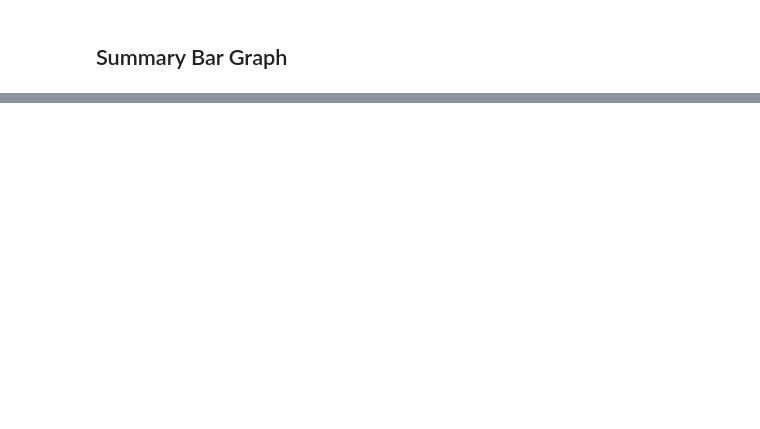
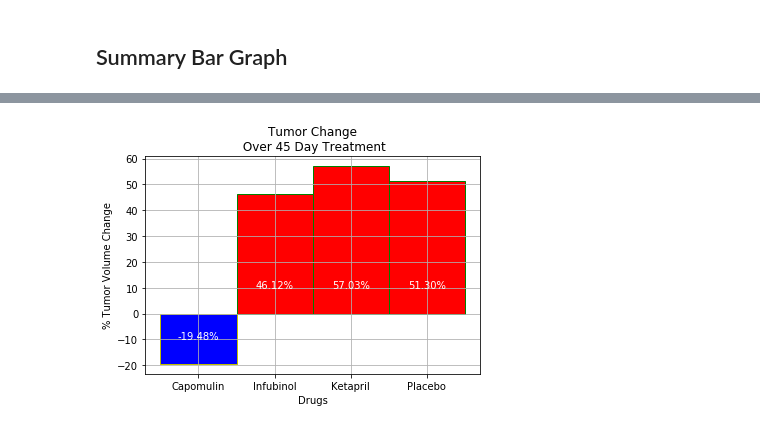
Before and after one commit to Perejdac/matplotlib-challenge, a Jupyter notebook: matplotlib-challenge.ipynb, the cells around one changed output, grey strips where cells are left out. Cells and saved outputs as stored; diff of their text form; code cells hidden in the pictures; blank space fills up the shorter version.

```diff
--- a/matplotlib-challenge.ipynb
+++ b/matplotlib-challenge.ipynb
@@ -232,2 +266,58 @@ fig.show()
+# %%
+# Calculate the percent changes for each drug(Use mean formated tumor data and subtract change at [0] from last [-1])
+initial_tumor = formated_mean.iloc[0]
+ending_tumor = formated_mean.iloc[-1]
+
+#formula for change
+change_percent = ((ending_tumor- initial_tumor)/initial_tumor)*100
+change_percent_list = change_percent.tolist()
+
+# Display the data to confirm
+# %%
+# Store all Relevant Percent Changes into a Tuple
+#def convert_lst(lst):
+    #return tuple(lst)
+#tuple_change = convert_lst(change_percent_list)
+#tuple_change
+drug_list = ['Capomulin', 'Infubinol', 'Ketapril','Placebo']
+# Splice the data between passing and failing drugs
+passing_drug = change_percent[change_percent > 0].loc[drug_list].dropna(how='any')
+failing_drug = change_percent[change_percent< 0].loc[drug_list].dropna(how='any')
+# Orient widths. Add labels, tick marks, etc.
+x_axis= np.arange(len(drug_list))
+plt.grid()
+plt.xlabel('Drugs')
+plt.ylabel('% Tumor Volume Change')
+plt.xticks(x_axis, drug_list)
+plt.title('Tumor Change\n Over 45 Day Treatment')
+
+passing_plot = plt.bar(np.arange(len(failing_drug)),  list(failing_drug.values),width = 1, edgecolor="y",
+                 align = "center",color = "b")
+failing_plot = plt.bar(len(failing_drug)+np.arange(len(passing_drug)), list(passing_drug.values),
+                 width = 1,edgecolor="g",align = "center",color = "r")
+
+
+
+# Use functions to label the percentages of changes
+
+
+# Call functions to implement the function calls
+for drug in drug_list:
+    if drug in list(failing_drug.index):
+        plt.text(list(failing_drug.index).index(drug),-10, "{:,.2f}%".format(failing_drug[drug]),ha="center", color = "w")
+    elif drug in list(passing_drug.index):
+        #text in bars
+        plt.text(len(failing_drug)+list(passing_drug.index).index(drug),10, "{:,.2f}%".format(passing_drug[drug]),
+                 ha="center", color = "w")
+
+
+
+# Save the Figure
+plt.savefig('../Desktop/Pymaceuticals/Drug_success.png')
+
+# Show the Figure
+plt.show()
+# %% [output]
+[figure, added]
 # %% [markdown]
 ![Metastatic Spread During Treatment](../Images/change.png)
```
Also changed, not shown: parts of 26 cells of this notebook, 4 other files.
